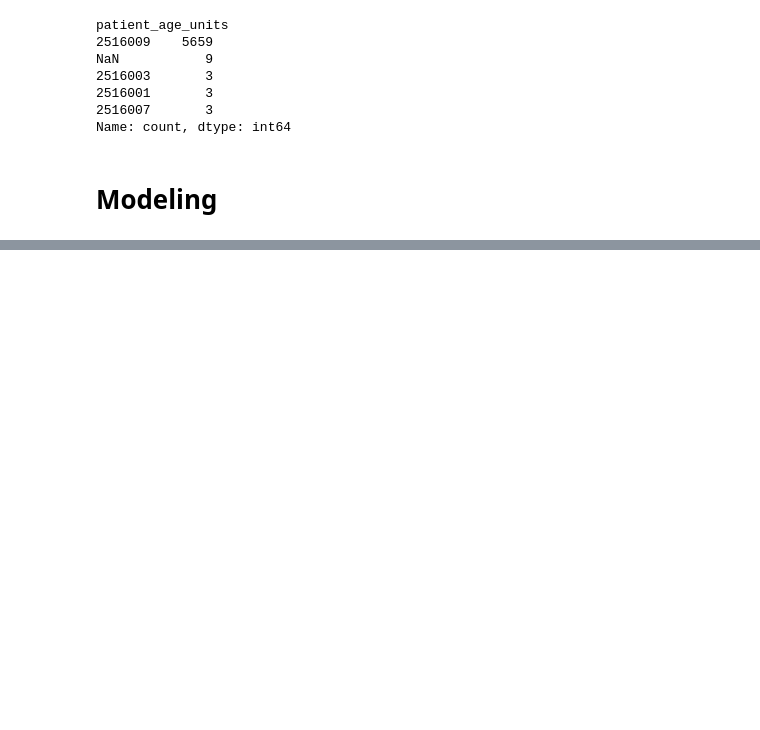
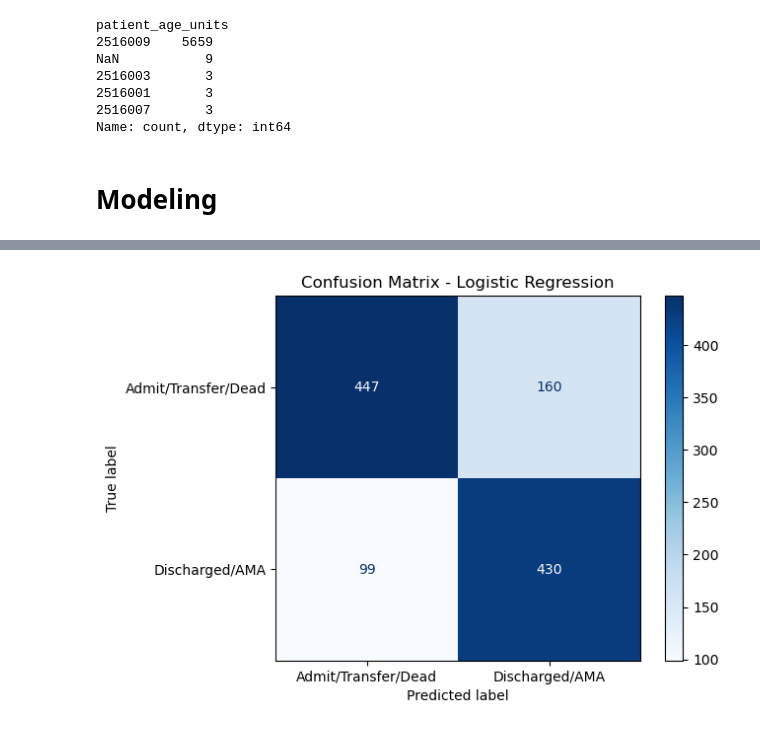
Before and after one commit to n2b8/opiate_use_analysis, a Jupyter notebook: notebooks/02_analysis_modeling.ipynb, the cells around one changed output, grey strips where cells are left out. Saved outputs shown, nothing was run; the diff lists cells and outputs as text; code cells hidden in the pictures; blank space fills up the shorter version.

Commit message:
modeling - baseline logreg

```diff
--- a/notebooks/02_analysis_modeling.ipynb
+++ b/notebooks/02_analysis_modeling.ipynb
@@ -889,0 +904,22 @@ modeling_df['age_group'] = pd.cut(
+# %%
+# Impute missing values (mean for numeric, most_frequent works okay with one-hot cols)
+imputer = SimpleImputer(strategy='mean')
+X_train_imputed = imputer.fit_transform(X_train)
+X_test_imputed = imputer.transform(X_test)
+
+# Scale values
+scaler = StandardScaler()
+X_train_scaled = scaler.fit_transform(X_train_imputed)
+X_test_scaled = scaler.transform(X_test_imputed)
+
+# Train baseline logistic regression
+logreg = LogisticRegression(max_iter=1000)
+logreg.fit(X_train_scaled, y_train)
+
+# Predict and evaluate
+y_pred = logreg.predict(X_test_scaled)
+y_prob = logreg.predict_proba(X_test_scaled)[:, 1]
+
+print("=== Logistic Regression Baseline ===")
+print(classification_report(y_test, y_pred))
+print(f"ROC AUC: {roc_auc_score(y_test, y_prob):.4f}")
@@ -889,0 +938,15 @@ modeling_df['age_group'] = pd.cut(
+# %%
+# Generate predictions
+y_pred = logreg.predict(X_test_scaled)
+
+# Compute confusion matrix
+cm = confusion_matrix(y_test, y_pred, labels=[1, 0])  # Put class 1 first for clarity
+
+# Plot
+disp = ConfusionMatrixDisplay(confusion_matrix=cm, display_labels=["Admit/Transfer/Dead", "Discharged/AMA"])
+disp.plot(cmap="Blues")
+plt.title("Confusion Matrix - Logistic Regression")
+plt.grid(False)
+plt.show()
+# %% [output]
+[figure, added]
```
Also changed, not shown: parts of 3 cells of this notebook.
